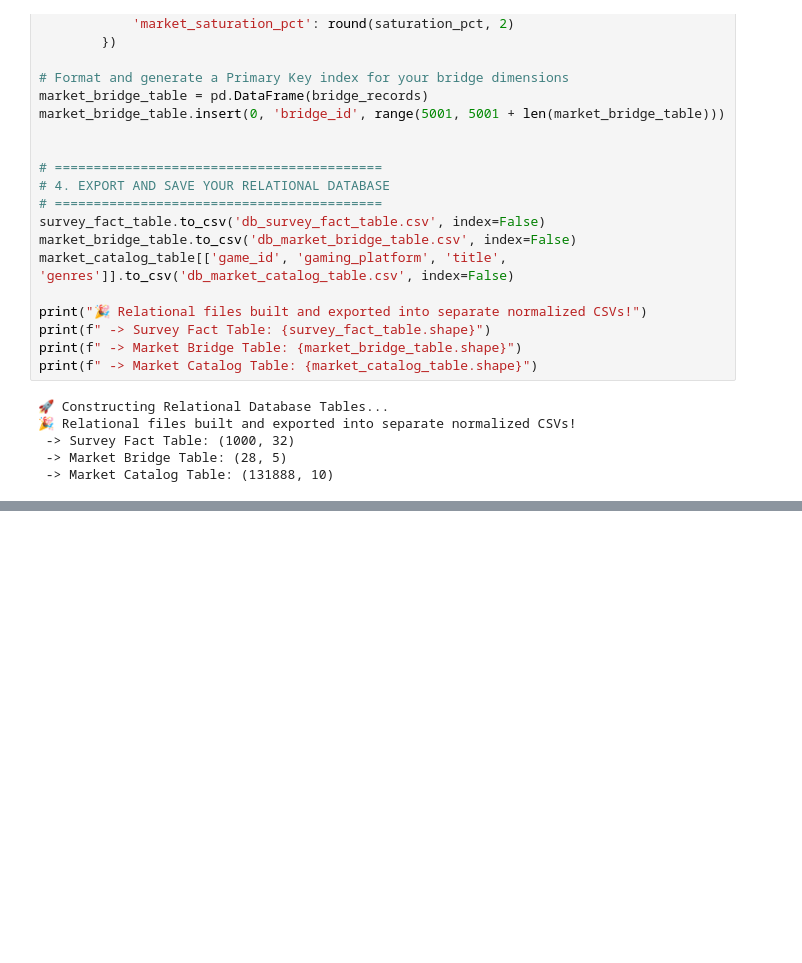
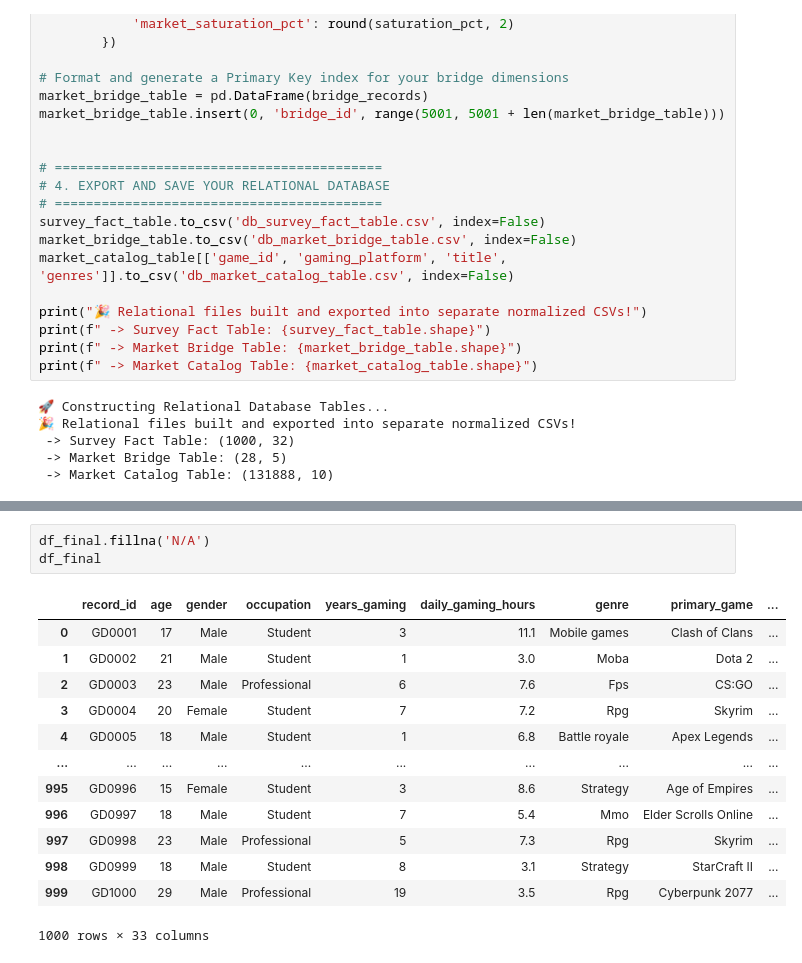
Before and after one commit to jmlax123/gaming_mental_health, a Jupyter notebook: notebook/gaming_mental_health_data.ipynb, the cells around one changed output, grey strips where cells are left out. Cells and saved outputs as stored; diff of their text form; blank space fills up the shorter version.

Commit message:
Cleaned up the df_final dataframe to be used for the SQL tables

```diff
--- a/notebook/gaming_mental_health_data.ipynb
+++ b/notebook/gaming_mental_health_data.ipynb
@@ -1185,0 +1180,17 @@ print(f" -> Market Catalog Table: {market_catalog_table.shape}")
+# %%
+df_final.fillna('N/A')
+df_final
+# %% [output]
+|  | record_id | age | gender | occupation | years_gaming | daily_gaming_hours | genre | primary_game | ... |
+| 0 | GD0001 | 17 | Male | Student | 3 | 11.1 | Mobile games | Clash of Clans | ... |
+| 1 | GD0002 | 21 | Male | Student | 1 | 3.0 | Moba | Dota 2 | ... |
+| 2 | GD0003 | 23 | Male | Professional | 6 | 7.6 | Fps | CS:GO | ... |
+| 3 | GD0004 | 20 | Female | Student | 7 | 7.2 | Rpg | Skyrim | ... |
+| 4 | GD0005 | 18 | Male | Student | 1 | 6.8 | Battle royale | Apex Legends | ... |
+| ... | ... | ... | ... | ... | ... | ... | ... | ... | ... |
+| 995 | GD0996 | 15 | Female | Student | 3 | 8.6 | Strategy | Age of Empires | ... |
+| 996 | GD0997 | 18 | Male | Student | 7 | 5.4 | Mmo | Elder Scrolls Online | ... |
+| 997 | GD0998 | 23 | Male | Professional | 5 | 7.3 | Rpg | Skyrim | ... |
+| 998 | GD0999 | 18 | Male | Student | 8 | 3.1 | Strategy | StarCraft II | ... |
+| 999 | GD1000 | 29 | Male | Professional | 19 | 3.5 | Rpg | Cyberpunk 2077 | ... |
+1000 rows × 33 columns
```
Also changed, not shown: parts of 4 cells of this notebook.
